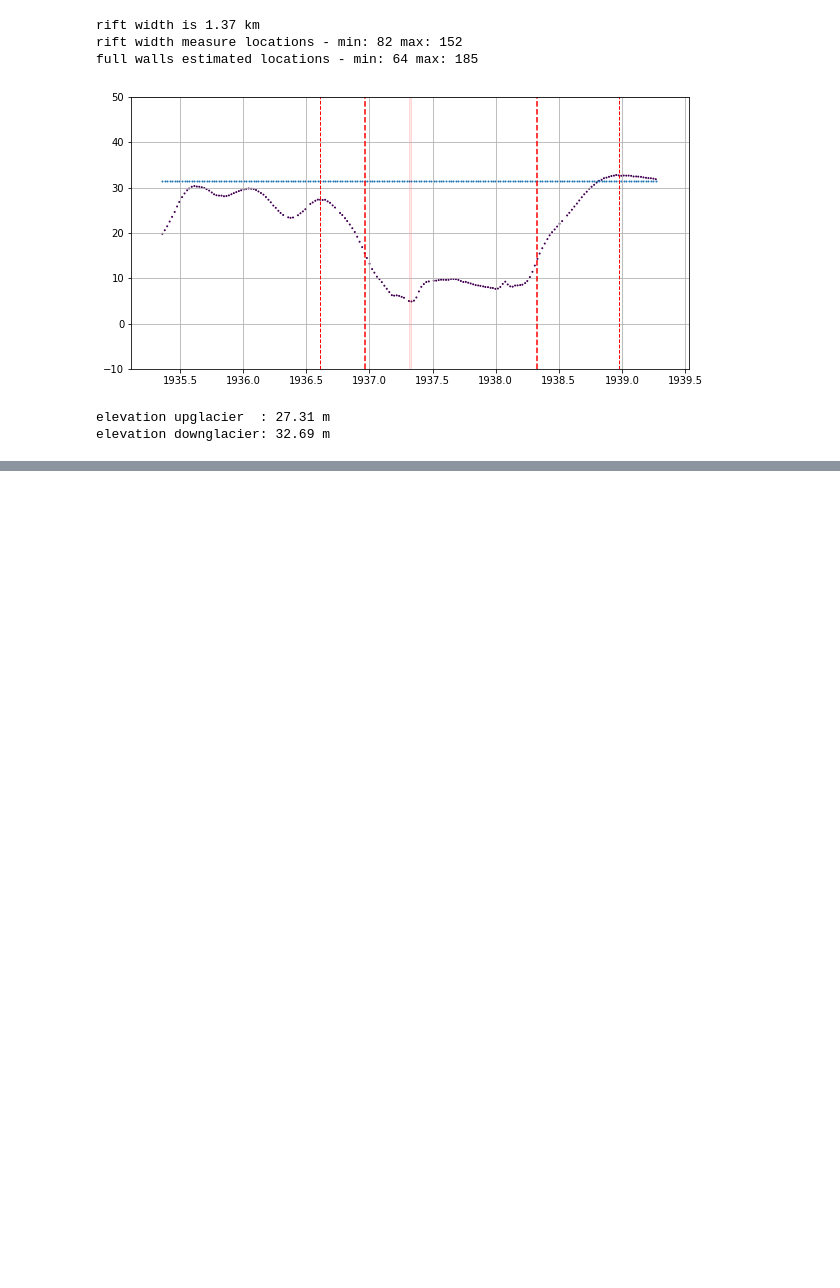
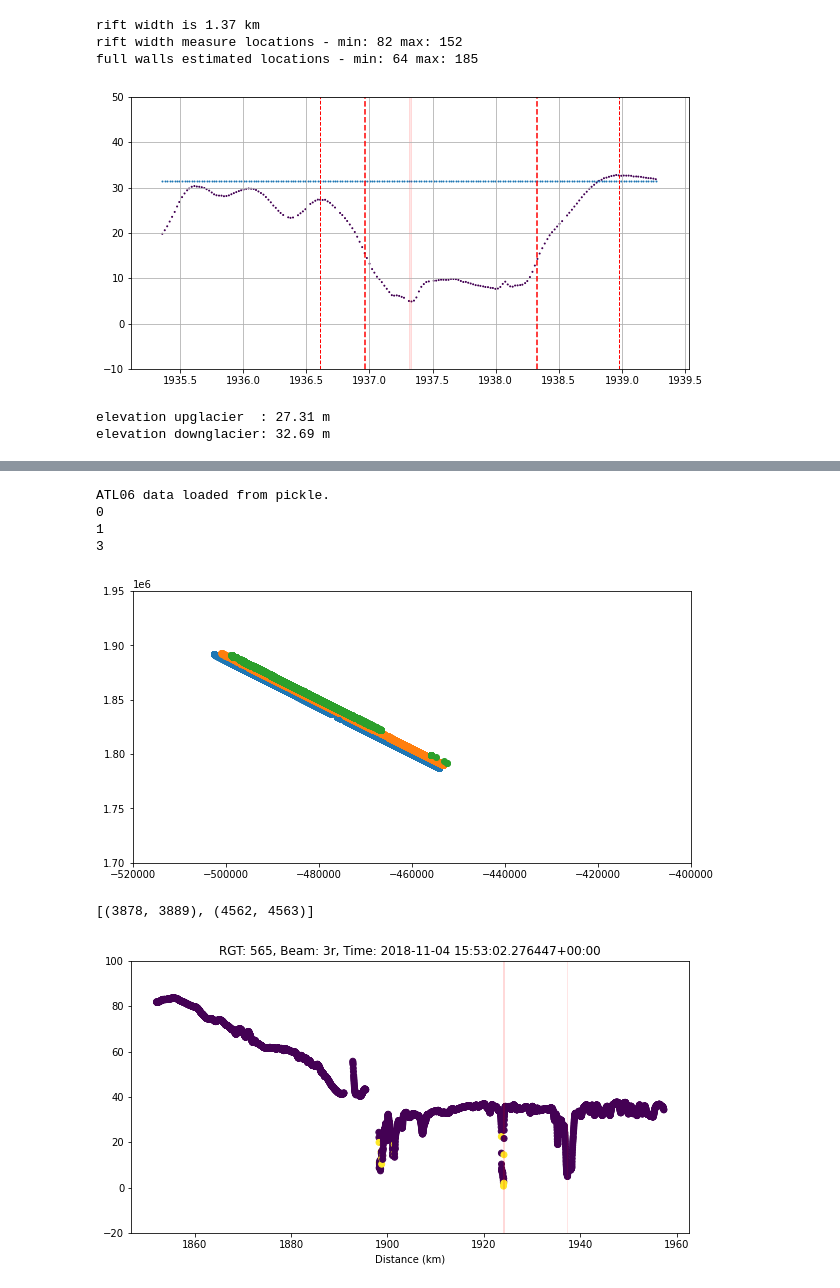
Before and after one commit to bradlipovsky/antarctic-rift-catalog, a Jupyter notebook: test_the_detector.ipynb, the cells around one changed output, grey strips where cells are left out. Cells and saved outputs as stored; diff of their text form; code cells hidden in the pictures; blank space fills up the shorter version.

Commit message:
issues with IS2 and geoid

```diff
--- a/test_the_detector.ipynb
+++ b/test_the_detector.ipynb
@@ -696,0 +699,80 @@ elevation downglacier: 32.69 m
+# %%
+import numpy as np
+import os
+import arc
+import importlib
+importlib.reload(arc)
+import json
+import pandas as pd
+import pickle
+import matplotlib.pyplot as plt
+from matplotlib.patches import Rectangle
+
+
+shelf_name='brunt'
+
+# new data location
+atl06_file_name = '/data/fast1/arc/atl06/' + shelf_name + '.pkl'
+
+
+# Load data (deserialize)
+with open(atl06_file_name, 'rb') as handle:
+    atl06_data = pickle.load(handle)
+    print('ATL06 data loaded from pickle.')
+
+#print(atl06_data)
+# x y x_atc h lat lon azimuth quality geoid h_sig rgt time beam tides
+
+atl06_data_rgt565 = atl06_data[atl06_data.rgt == 565]
+atl06_loc_rgt565 = atl06_data.rgt == 565
+#print(atl06_loc_rgt565[250:260])
+
+#print(atl06_data_rgt565)
+#print(len(atl06_data_rgt565))
+#passes565 = [0,1]
+passes565 = [0,1,3] #run with this for gross error on 3rd pass
+#passes565 = [6,7,8]
+fig,ax=plt.subplots(figsize=(10,5))
+for i in passes565: #range (0,len(atl06_data_rgt565)):
+    #display(atl06_data_rgt565.iloc[i])
+    print(i)
+    row = atl06_data_rgt565.iloc[i]
+    #fig,ax=plt.subplots(figsize=(10,5))
+    plt.scatter(row['x'],row['y'])#,c=row['quality'])
+plt.xlim(-520000,-400000)
+plt.ylim(1700000,1950000)
+plt.show()
+
+plot_min = -20
+plot_max = 100
+for i in passes565:
+    row = atl06_data_rgt565.iloc[i]
+    d = np.sqrt(row["x"]**2 + row["y"]**2) / 1000 #distance in km
+    ht = row["h"] - row["geoid"]- row["tides"]
+    q = row["quality"]
+    rift_list = arc.find_the_rifts(ht)
+    print(rift_list)
+    fig,ax=plt.subplots(figsize=(10,5))
+    plt.scatter(d,ht,c=q)
+    for rift in rift_list:
+        rift_start = rift[0]
+        rift_end   = rift[1]
+        dist_start = d[rift_start]
+        dist_end   = d[rift_end]
+        dist_rift  = dist_end - dist_start
+        ax.add_patch(Rectangle((dist_start,plot_min),dist_rift,plot_max-plot_min,
+                    edgecolor = 'red',
+                    facecolor = 'red',
+                    alpha = 0.1))
+    plt.ylim(plot_min,plot_max)
+    plt.title('RGT: %i, Beam: %s, Time: %s'%(row["rgt"],row["beam"],row["time"]))
+    plt.xlabel('Distance (km)')
+    plt.show()
+# %% [output]
+ATL06 data loaded from pickle.
+0
+1
+3
+[figure, added]
+[(3878, 3889), (4562, 4563)]
+[figure, added]
```
Also changed, not shown: parts of 3 cells of this notebook.
